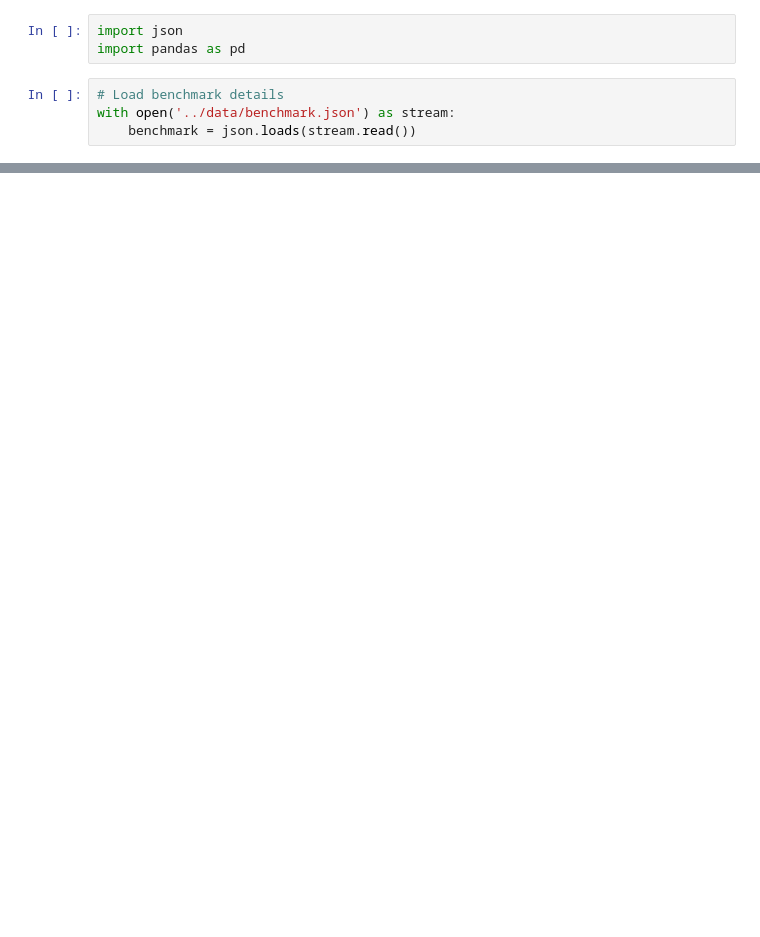
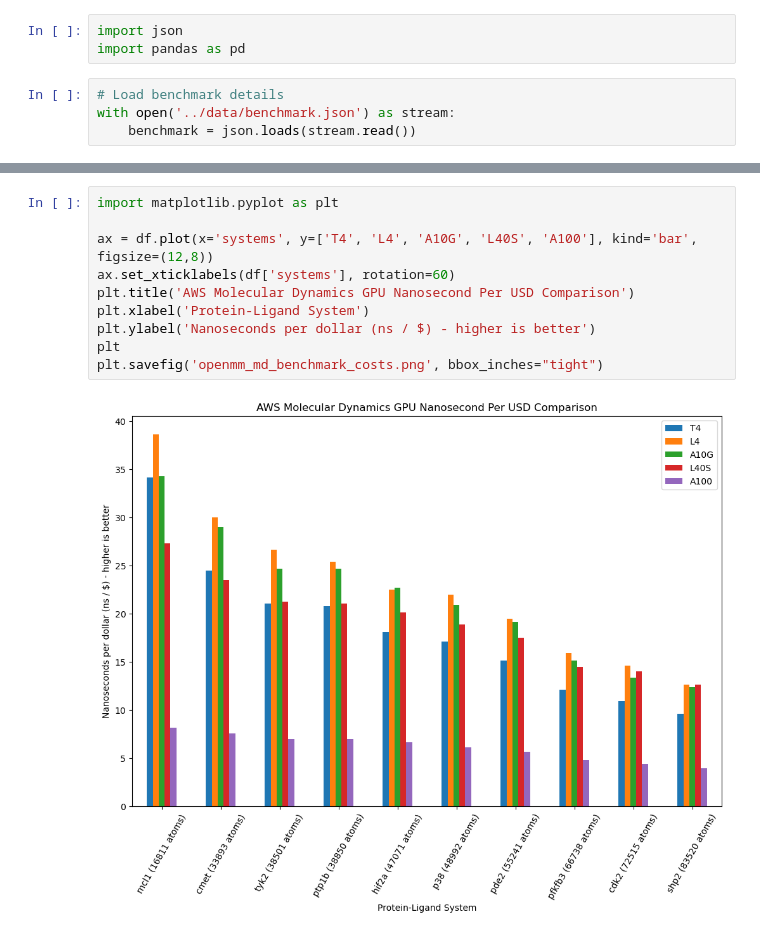
Before and after one commit to OpenFreeEnergy/performance_benchmarks, a Jupyter notebook: results/Analyze.ipynb, the cells around one changed output, grey strips where cells are left out. Drawn from its saved outputs; the diff is of its cells as text; blank space fills up the shorter version.

```diff
--- a/results/Analyze.ipynb
+++ b/results/Analyze.ipynb
@@ -53,0 +80,12 @@ dtype: float64
+# %%
+import matplotlib.pyplot as plt
+
+ax = df.plot(x='systems', y=['T4', 'L4', 'A10G', 'L40S', 'A100'], kind='bar', figsize=(12,8))
+ax.set_xticklabels(df['systems'], rotation=60)
+plt.title('AWS Molecular Dynamics GPU Nanosecond Per USD Comparison')
+plt.xlabel('Protein-Ligand System')
+plt.ylabel('Nanoseconds per dollar (ns / $) - higher is better')
+plt
+plt.savefig('openmm_md_benchmark_costs.png', bbox_inches="tight")
+# %% [output]
+[figure, added]
```
Also changed, not shown: parts of 4 cells of this notebook, 5 other files.
